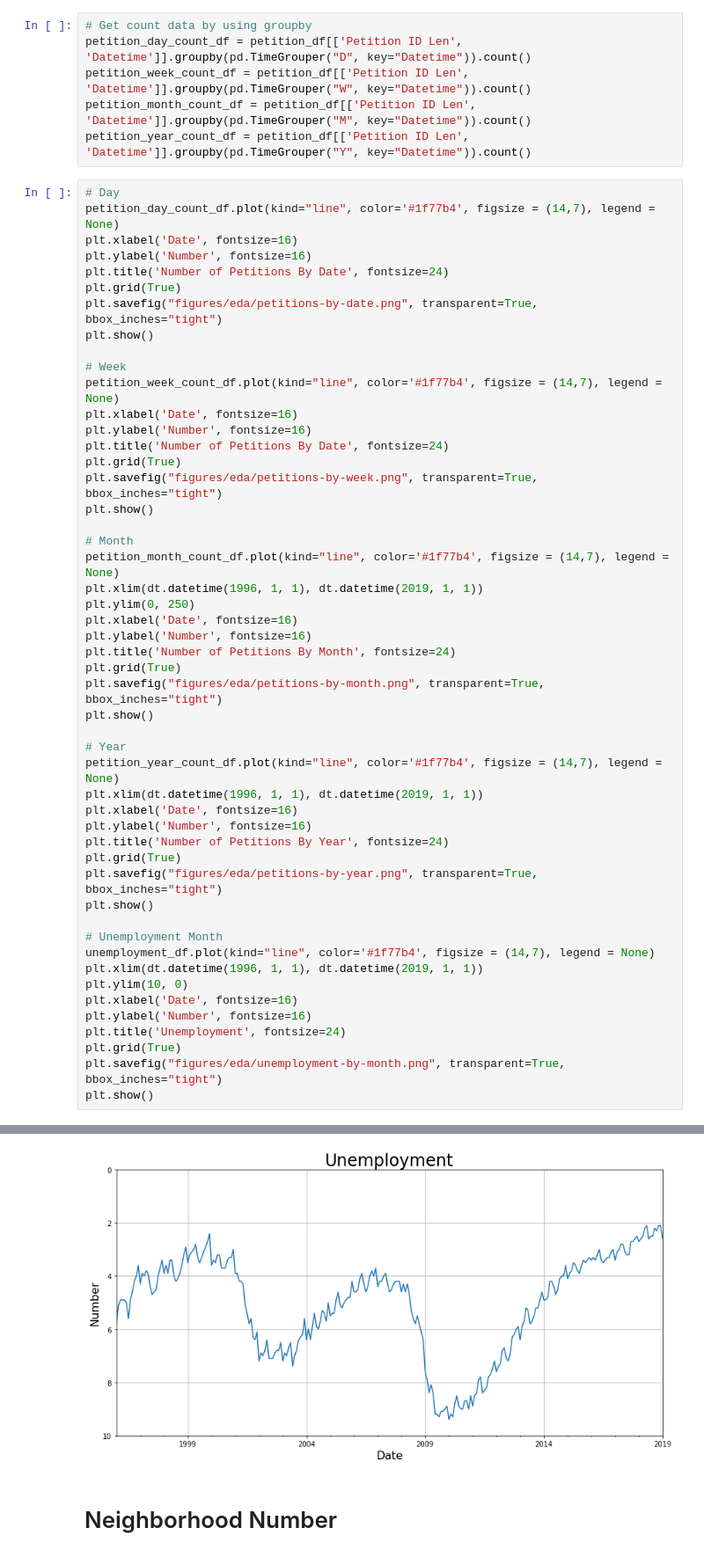
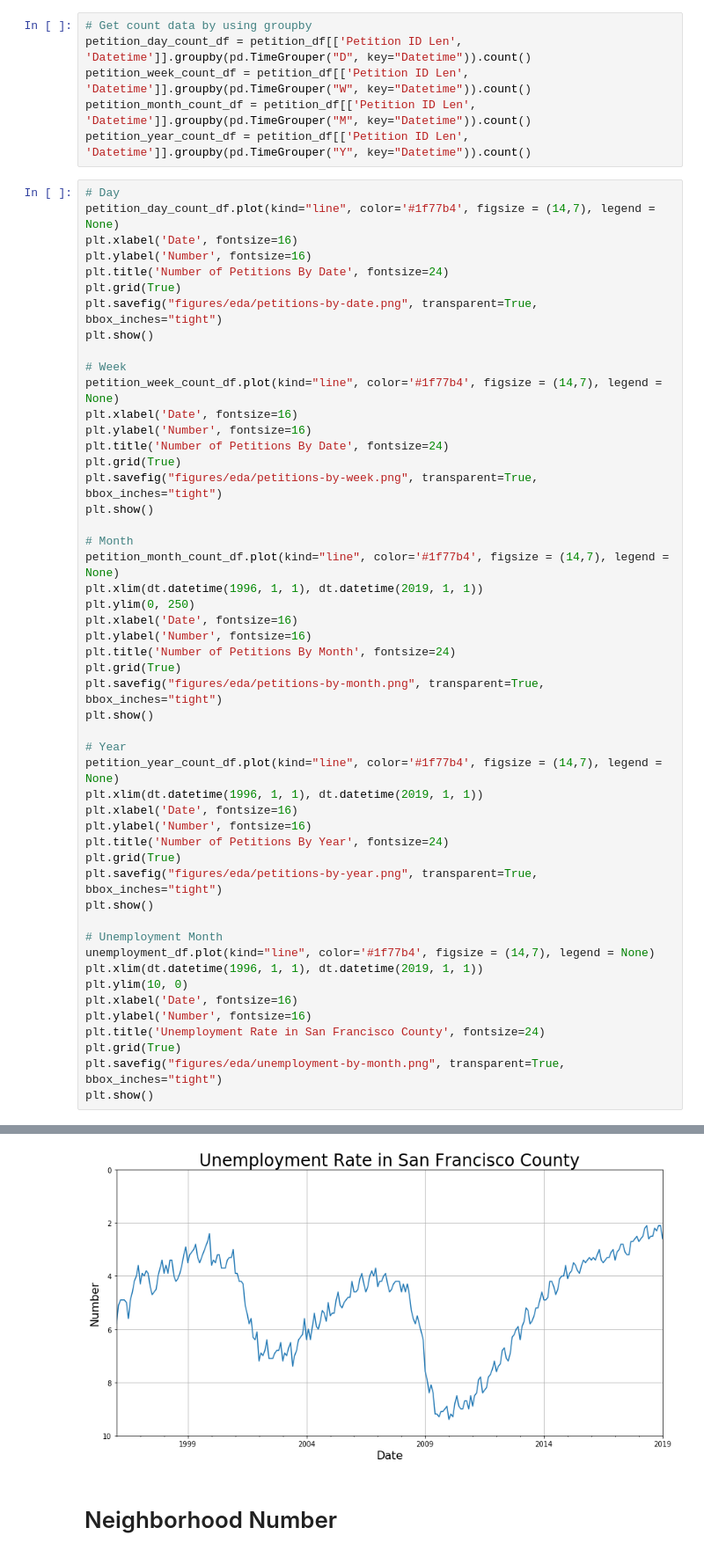
Before and after one commit to harrisonized/Predicting_Rent_Petitions_in_SF, a Jupyter notebook: petition-counts-by-neighborhood-eda.ipynb, the cells around one changed output, grey strips where cells are left out. Shown at 88% size. Cells and saved outputs as stored; diff of their text form.

Commit message:
fixing image title

```diff
--- a/petition-counts-by-neighborhood-eda.ipynb
+++ b/petition-counts-by-neighborhood-eda.ipynb
@@ -75,35 +75,35 @@ plt.xlabel('Date', fontsize=16)
 plt.ylabel('Number', fontsize=16)
 plt.title('Number of Petitions By Month', fontsize=24)
 plt.grid(True)
 plt.savefig("figures/eda/petitions-by-month.png", transparent=True, bbox_inches="tight")
 plt.show()
 
 # Year
 petition_year_count_df.plot(kind="line", color='#1f77b4', figsize = (14,7), legend = None)
 plt.xlim(dt.datetime(1996, 1, 1), dt.datetime(2019, 1, 1))
 plt.xlabel('Date', fontsize=16)
 plt.ylabel('Number', fontsize=16)
 plt.title('Number of Petitions By Year', fontsize=24)
 plt.grid(True)
 plt.savefig("figures/eda/petitions-by-year.png", transparent=True, bbox_inches="tight")
 plt.show()
 
 # Unemployment Month
 unemployment_df.plot(kind="line", color='#1f77b4', figsize = (14,7), legend = None)
 plt.xlim(dt.datetime(1996, 1, 1), dt.datetime(2019, 1, 1))
 plt.ylim(10, 0)
 plt.xlabel('Date', fontsize=16)
 plt.ylabel('Number', fontsize=16)
-plt.title('Unemployment', fontsize=24)
+plt.title('Unemployment Rate in San Francisco County', fontsize=24)
 plt.grid(True)
 plt.savefig("figures/eda/unemployment-by-month.png", transparent=True, bbox_inches="tight")
 plt.show()
 # %% [output]
 [figure]
 [figure]
 [figure]
 [figure]
-[figure, old version]
+[figure, new version]
 # %% [markdown]
 # Neighborhood Number
 # %%
```
Also changed, not shown: 1 other file.
